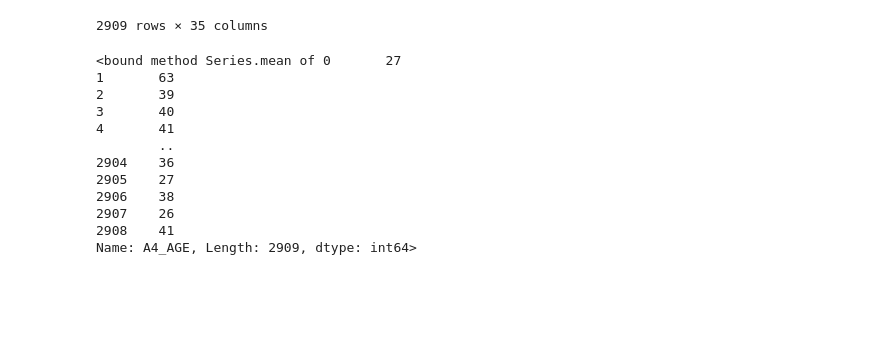
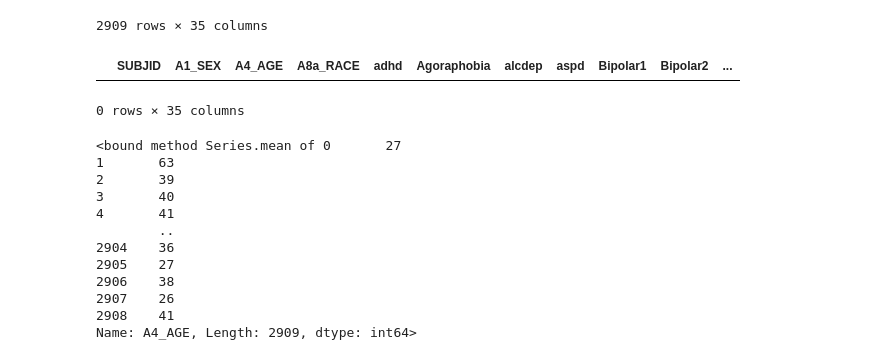
Before and after one commit to shelbyL16/Masters, a Jupyter notebook: DataExplorationAlcohol.ipynb, the cells around one changed output. Saved outputs shown, nothing was run; the diff lists cells and outputs as text; code cells hidden in the pictures; blank space fills up the shorter version.

```diff
--- a/DataExplorationAlcohol.ipynb
+++ b/DataExplorationAlcohol.ipynb
@@ -20,6 +21,20 @@ data
 | 2907 | Yale_3335 | 2 | 26 | 4 | 1 | 1 | 1 | 1 | 1 | 1 | ... |
 | 2908 | Yale_3337 | 2 | 41 | 4 | 1 | 1 | 1 | 1 | 1 | 1 | ... |
 2909 rows × 35 columns
+# %%
+x = data.drop(['SUBJID'],axis=1).values
+y = data['SUBJID'].values
+
+z_scores = stats.zscore(x)
+abs_z_scores = np.abs(z_scores)
+filtered_entries = (abs_z_scores < 3).all(axis=1)
+outliers = (abs_z_scores > 3).all(axis=1)
+
+out = data[outliers]
+out
+# %% [output]
+|  | SUBJID | A1_SEX | A4_AGE | A8a_RACE | adhd | Agoraphobia | alcdep | aspd | Bipolar1 | Bipolar2 | ... |
+0 rows × 35 columns
 # %%
 dat=data["A4_AGE"]
 
```
Also changed, not shown: parts of 1 cell of this notebook.
